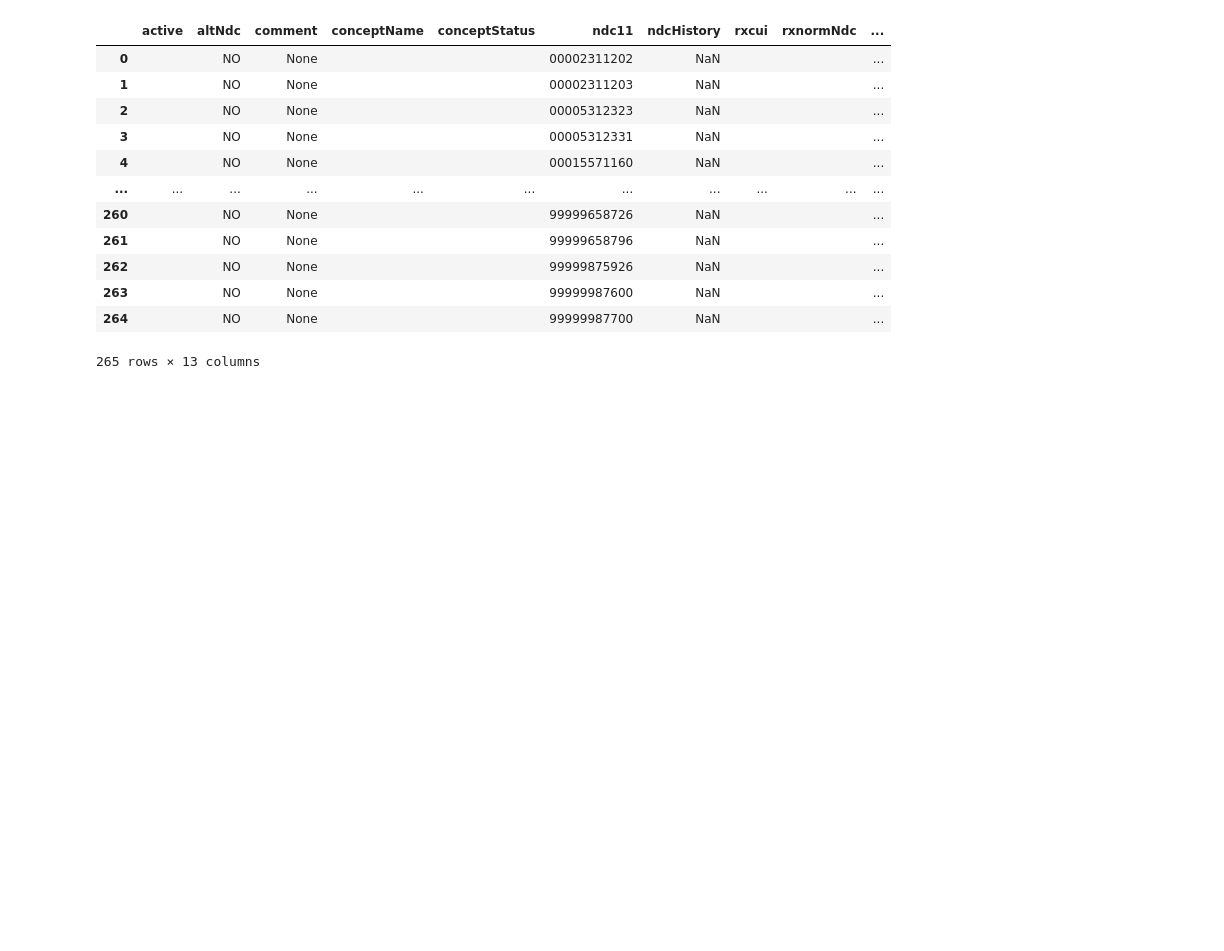
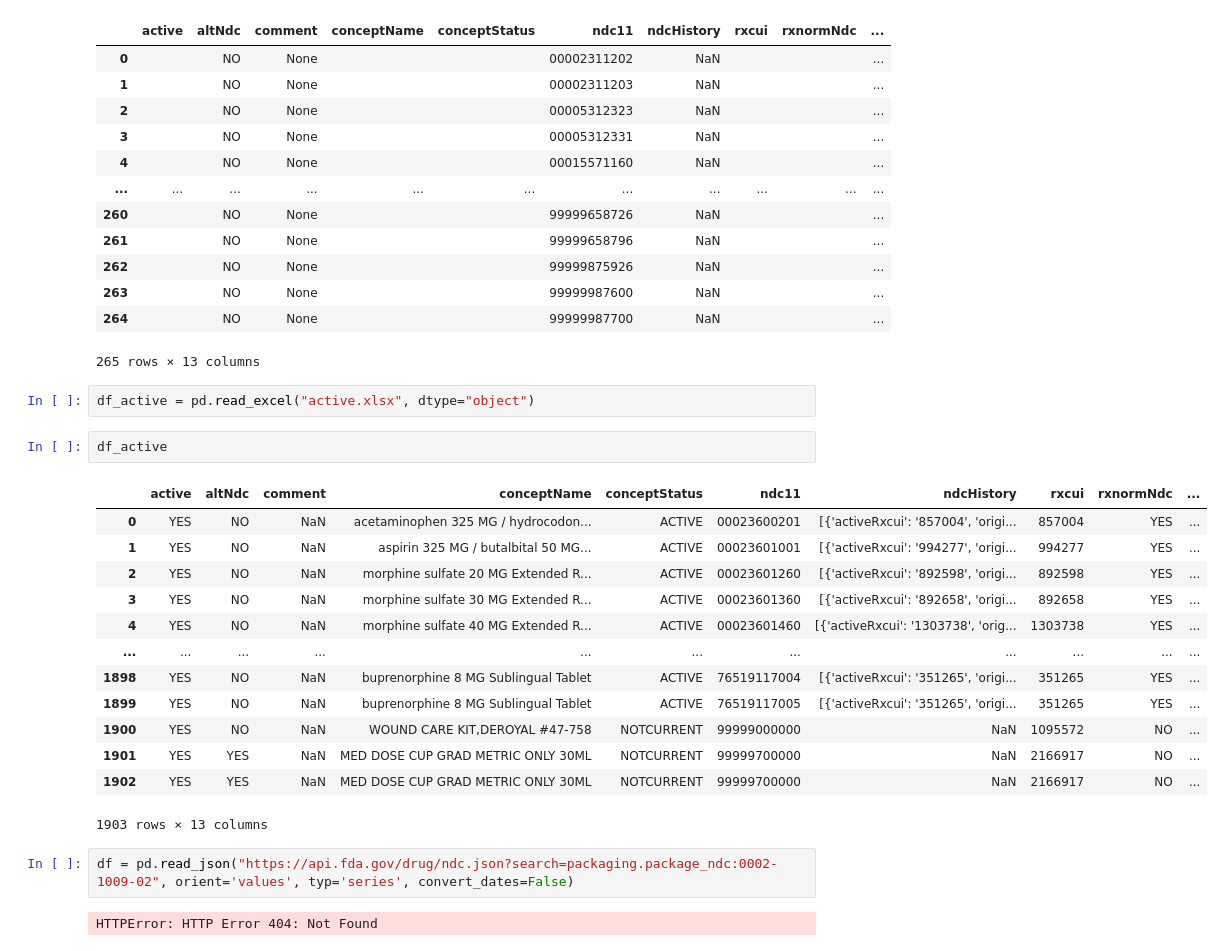
Before and after one commit to danielhmendoza01/Automatic_Code_Sets, a Jupyter notebook: NDC/Opioids/cdc_check.ipynb, the cells around one changed output. Cells and saved outputs as stored; diff of their text form; blank space fills up the shorter version.

```diff
--- a/NDC/Opioids/cdc_check.ipynb
+++ b/NDC/Opioids/cdc_check.ipynb
@@ -125,3 +125,25 @@ df_not_active_blank
 | 263 |  | NO | None |  |  | 99999987600 | NaN |  |  | ... |
 | 264 |  | NO | None |  |  | 99999987700 | NaN |  |  | ... |
 265 rows × 13 columns
+# %%
+df_active = pd.read_excel("active.xlsx", dtype="object")
+# %%
+df_active
+# %% [output]
+|  | active | altNdc | comment | conceptName | conceptStatus | ndc11 | ndcHistory | rxcui | rxnormNdc | ... |
+| 0 | YES | NO | NaN | acetaminophen 325 MG / hydrocodon... | ACTIVE | 00023600201 | [{'activeRxcui': '857004', 'origi... | 857004 | YES | ... |
+| 1 | YES | NO | NaN | aspirin 325 MG / butalbital 50 MG... | ACTIVE | 00023601001 | [{'activeRxcui': '994277', 'origi... | 994277 | YES | ... |
+| 2 | YES | NO | NaN | morphine sulfate 20 MG Extended R... | ACTIVE | 00023601260 | [{'activeRxcui': '892598', 'origi... | 892598 | YES | ... |
+| 3 | YES | NO | NaN | morphine sulfate 30 MG Extended R... | ACTIVE | 00023601360 | [{'activeRxcui': '892658', 'origi... | 892658 | YES | ... |
+| 4 | YES | NO | NaN | morphine sulfate 40 MG Extended R... | ACTIVE | 00023601460 | [{'activeRxcui': '1303738', 'orig... | 1303738 | YES | ... |
+| ... | ... | ... | ... | ... | ... | ... | ... | ... | ... | ... |
+| 1898 | YES | NO | NaN | buprenorphine 8 MG Sublingual Tablet | ACTIVE | 76519117004 | [{'activeRxcui': '351265', 'origi... | 351265 | YES | ... |
+| 1899 | YES | NO | NaN | buprenorphine 8 MG Sublingual Tablet | ACTIVE | 76519117005 | [{'activeRxcui': '351265', 'origi... | 351265 | YES | ... |
+| 1900 | YES | NO | NaN | WOUND CARE KIT,DEROYAL #47-758 | NOTCURRENT | 99999000000 | NaN | 1095572 | NO | ... |
+| 1901 | YES | YES | NaN | MED DOSE CUP GRAD METRIC ONLY 30ML | NOTCURRENT | 99999700000 | NaN | 2166917 | NO | ... |
+| 1902 | YES | YES | NaN | MED DOSE CUP GRAD METRIC ONLY 30ML | NOTCURRENT | 99999700000 | NaN | 2166917 | NO | ... |
+1903 rows × 13 columns
+# %%
+df = pd.read_json("https://api.fda.gov/drug/ndc.json?search=packaging.package_ndc:0002-1009-02", orient='values', typ='series', convert_dates=False)
+# %% [output]
+HTTPError: HTTP Error 404: Not Found
```
Also changed, not shown: parts of 1 cell of this notebook, 6 other files.
